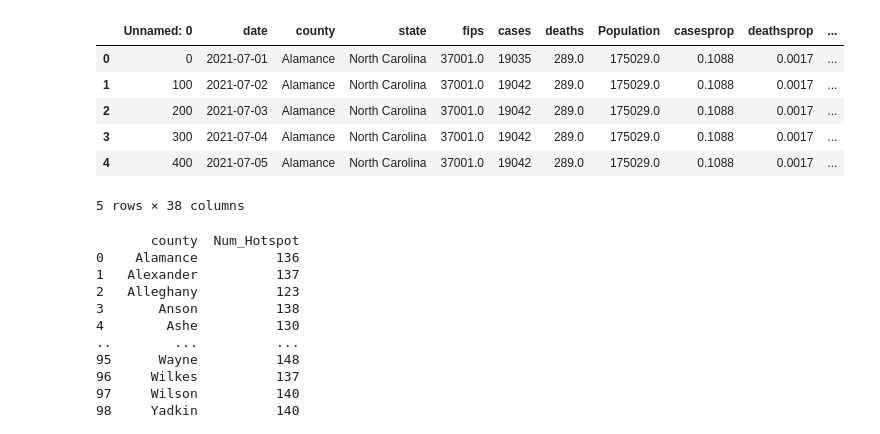
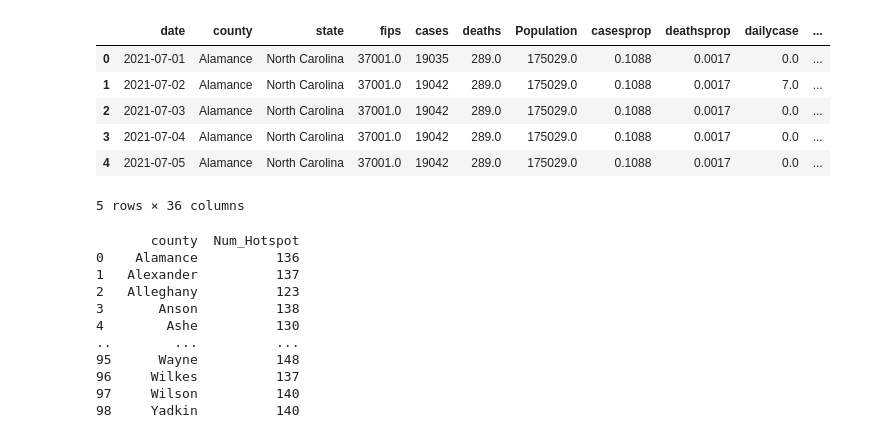
Before and after one commit to ecthompsoncodes/FDS-Epi-Project, a Jupyter notebook: Data for Analysis.ipynb, the cells around one changed output. Saved outputs shown, nothing was run; the diff lists cells and outputs as text; code cells hidden in the pictures.

Commit message:
Changes for data_full.csv

```diff
--- a/Data for Analysis.ipynb
+++ b/Data for Analysis.ipynb
@@ -4,17 +173,17 @@ import matplotlib.pyplot as plt
 # %%
-data = pd.read_csv("countyall.csv")
+#data = pd.read_csv("countyall.csv")
 census = pd.read_excel("census data.xlsx")
-data['pop_dens'] = data["population_density_per_sq_mile"]
+#data['pop_dens'] = data["population_density_per_sq_mile"]
 data = pd.merge(data, census, on="county", how="inner")
 data.head()
 # %% [output]
-|  | Unnamed: 0 | date | county | state | fips | cases | deaths | Population | casesprop | deathsprop | ... |
-| 0 | 0 | 2021-07-01 | Alamance | North Carolina | 37001.0 | 19035 | 289.0 | 175029.0 | 0.1088 | 0.0017 | ... |
-| 1 | 100 | 2021-07-02 | Alamance | North Carolina | 37001.0 | 19042 | 289.0 | 175029.0 | 0.1088 | 0.0017 | ... |
-| 2 | 200 | 2021-07-03 | Alamance | North Carolina | 37001.0 | 19042 | 289.0 | 175029.0 | 0.1088 | 0.0017 | ... |
-| 3 | 300 | 2021-07-04 | Alamance | North Carolina | 37001.0 | 19042 | 289.0 | 175029.0 | 0.1088 | 0.0017 | ... |
-| 4 | 400 | 2021-07-05 | Alamance | North Carolina | 37001.0 | 19042 | 289.0 | 175029.0 | 0.1088 | 0.0017 | ... |
+|  | date | county | state | fips | cases | deaths | Population | casesprop | deathsprop | dailycase | ... |
+| 0 | 2021-07-01 | Alamance | North Carolina | 37001.0 | 19035 | 289.0 | 175029.0 | 0.1088 | 0.0017 | 0.0 | ... |
+| 1 | 2021-07-02 | Alamance | North Carolina | 37001.0 | 19042 | 289.0 | 175029.0 | 0.1088 | 0.0017 | 7.0 | ... |
+| 2 | 2021-07-03 | Alamance | North Carolina | 37001.0 | 19042 | 289.0 | 175029.0 | 0.1088 | 0.0017 | 0.0 | ... |
+| 3 | 2021-07-04 | Alamance | North Carolina | 37001.0 | 19042 | 289.0 | 175029.0 | 0.1088 | 0.0017 | 0.0 | ... |
+| 4 | 2021-07-05 | Alamance | North Carolina | 37001.0 | 19042 | 289.0 | 175029.0 | 0.1088 | 0.0017 | 0.0 | ... |
-5 rows × 38 columns
+5 rows × 36 columns
 # %%
 def categorize_hotspot(cases):
     if cases >= 50:
```
Also changed, not shown: parts of 6 cells of this notebook, 2 other files.
